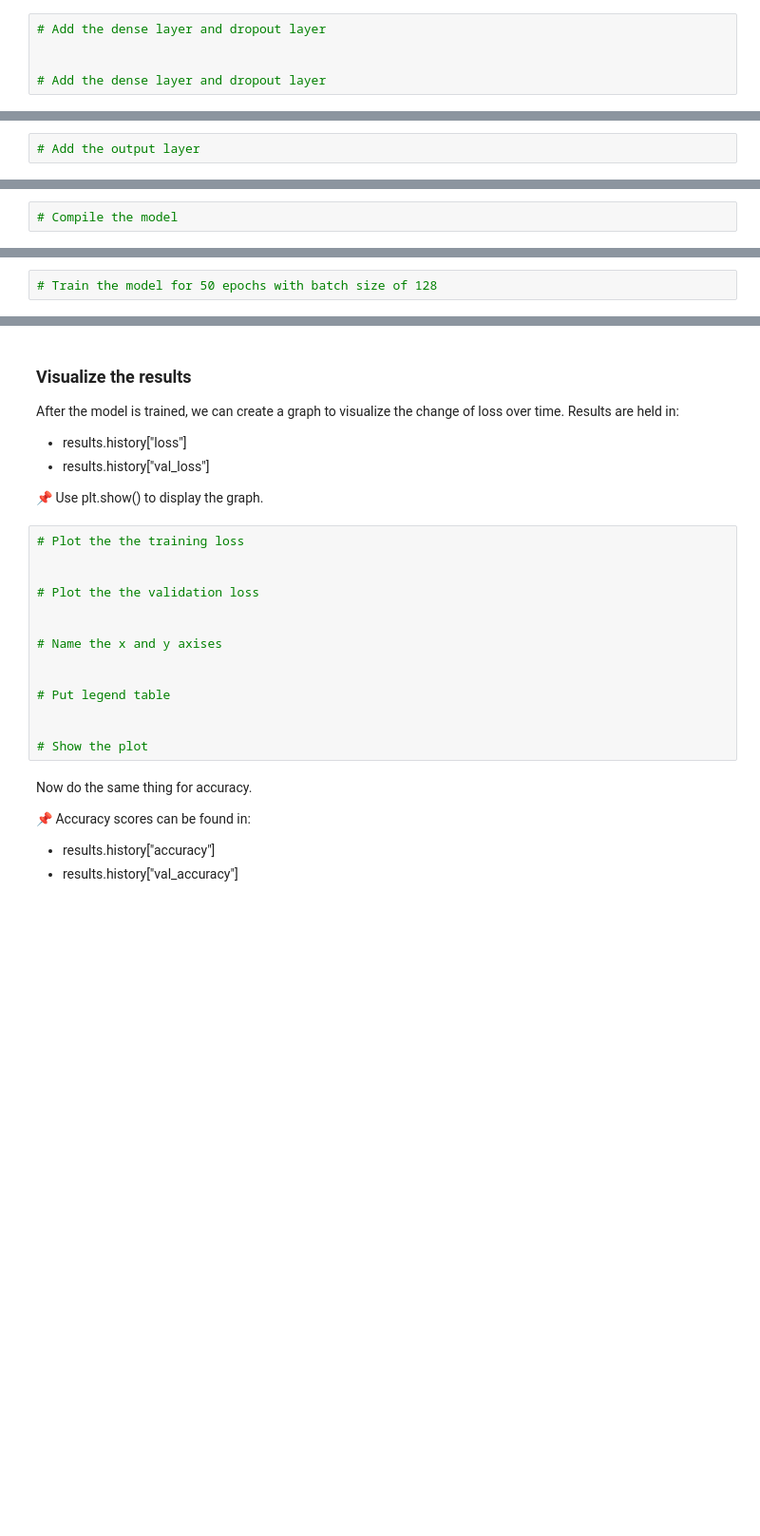
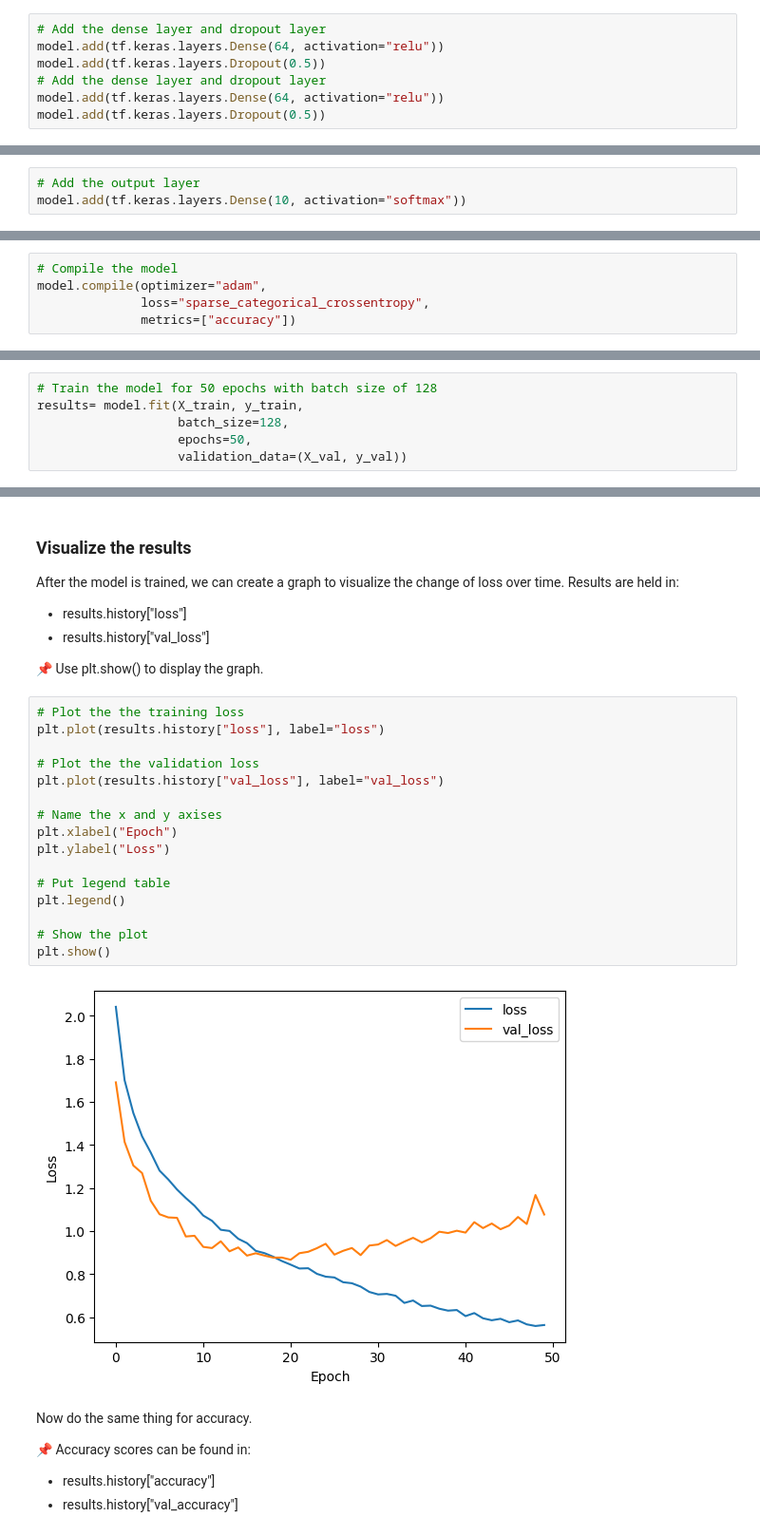
Before and after one commit to denizkazici/buildingCNN_guided_project, a Jupyter notebook: building_convolutional_neural_network.ipynb, the cells around one changed output, grey strips where cells are left out. Shown: that part at 95% size. Cells and saved outputs as stored; diff of their text form; blank space fills up the shorter version.

```diff
--- a/building_convolutional_neural_network.ipynb
+++ b/building_convolutional_neural_network.ipynb
@@ -168,9 +189,11 @@ Now that we have the features extracted, we can move on to the classification pa
 📌 Use .add() method of the object to add the layer.
 # %%
 # Add the dense layer and dropout layer
-
-
+model.add(tf.keras.layers.Dense(64, activation="relu"))
+model.add(tf.keras.layers.Dropout(0.5))
 # Add the dense layer and dropout layer
+model.add(tf.keras.layers.Dense(64, activation="relu"))
+model.add(tf.keras.layers.Dropout(0.5))
 # %% [markdown]
 ### Output layer
 
@@ -181,6 +204,7 @@ As the last part of our neural network, we add the output layer. The number of n
 📌 Use .add() method of the object to add the layer.
 # %%
 # Add the output layer
+model.add(tf.keras.layers.Dense(10, activation="softmax"))
 # %% [markdown]
 ### Optimizer
 
@@ -192,6 +216,9 @@ Now we have the structure of our model. To configure the model for training, we'
 📌 Construct the model with the .compile() method.
 # %%
 # Compile the model
+model.compile(optimizer="adam",
+              loss="sparse_categorical_crossentropy",
+              metrics=["accuracy"])
 # %% [markdown]
 ## Training the model
 
@@ -200,3 +227,7 @@ It's time to train the model. We'll give the X_train and y_train datasets as the
 📌 Use .fit() method of the model object for the training.
 # %%
 # Train the model for 50 epochs with batch size of 128
+results= model.fit(X_train, y_train,
+                   batch_size=128,
+                   epochs=50,
+                   validation_data=(X_val, y_val))
@@ -210,18 +259,22 @@ After the model is trained, we can create a graph to visualize the change of los
 📌 Use plt.show() to display the graph.
 # %%
 # Plot the the training loss
-
+plt.plot(results.history["loss"], label="loss")
 
 # Plot the the validation loss
-
+plt.plot(results.history["val_loss"], label="val_loss")
 
 # Name the x and y axises
-
+plt.xlabel("Epoch")
+plt.ylabel("Loss")
 
 # Put legend table
-
+plt.legend()
 
 # Show the plot
+plt.show()
+# %% [output]
+[figure, added]
 # %% [markdown]
 Now do the same thing for accuracy.
 
```
Also changed, not shown: parts of 13 cells of this notebook.
